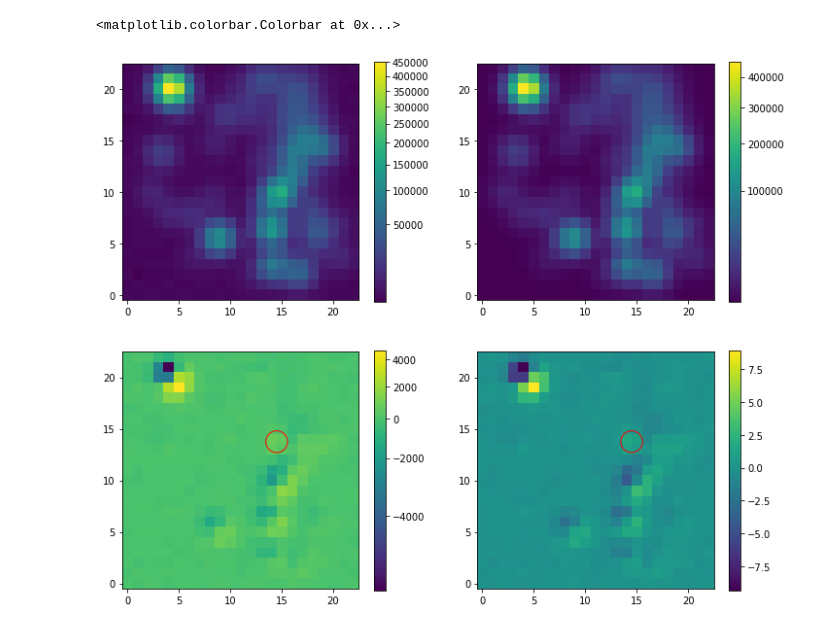
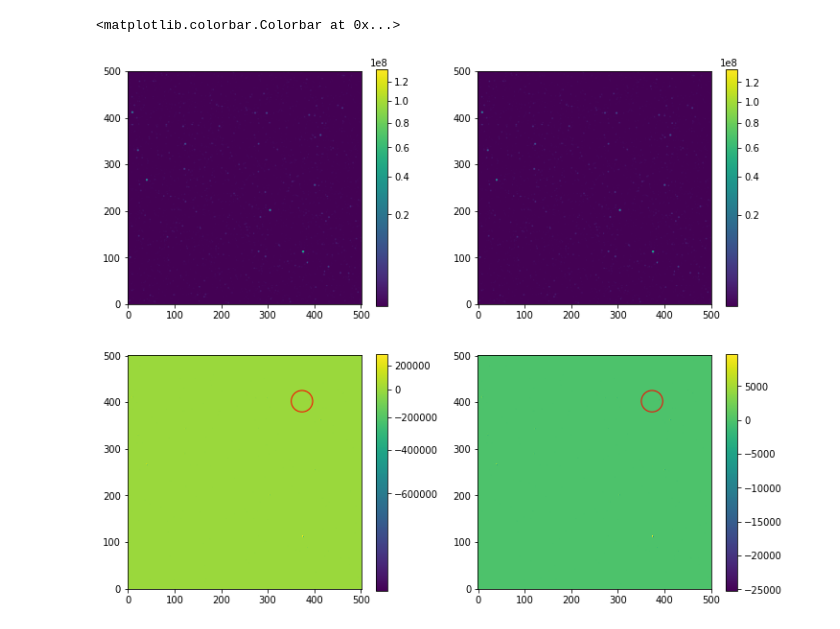
Before and after one commit to mrtommyb/imsim, a Jupyter notebook: notebooks/run_nimsuv.ipynb, the cells around one changed output. Drawn from its saved outputs; the diff is of its cells as text; code cells hidden in the pictures.

```diff
--- a/notebooks/run_nimsuv.ipynb
+++ b/notebooks/run_nimsuv.ipynb
@@ -16,7 +17,7 @@ dataset = Table.read(fn, )
 
 jitter_1sigma = 0.3
 psf_std = 7.86 / 2.355 #  fwhm to std
-image_shape = (23, 23)
+image_shape = (501, 501)
 throughput = 0.8
 QE = 0.5
 arcsec_per_pixel = 3.93
@@ -25,8 +26,8 @@ target_mag = 21.
 bg_star_magnitudes = dataset['phot_g_mean_mag']
 rstate = 8675309
 
-I = ImageSimulation(texp=60, lam=0.325, dlam=0.15, psf_oversample=10, image_shape=image_shape,
-                    ncoadds=10, jitter=jitter_1sigma, psf_shape=[psf_std, psf_std, 0],
+I = ImageSimulation(texp=2, lam=0.275, dlam=0.025, psf_oversample=30, image_shape=image_shape,
+                    ncoadds=300, jitter=jitter_1sigma, psf_shape=[psf_std, psf_std, 0],
                     throughput=throughput, bg_star_magnitudes=bg_star_magnitudes, rstate=rstate,
                     target_mag=target_mag, arcsec_per_pixel=arcsec_per_pixel, QE=QE,
                     black=0.1, zodi=4.e-7)
@@ -41,32 +47,32 @@ ref_img_conv = convolve_fft(ref_img, kernel, normalize_kernel=True)
 fig, axes = plt.subplots(nrows=2, ncols=2, figsize=[12,10])
 ax = axes.flatten()[0]
 # im = ax.imshow(bg_img, origin='lower', interpolation='nearest')
 im, norm = imshow_norm(science_img, ax, origin='lower',
                        interval=MinMaxInterval(), stretch=SqrtStretch())
 fig.colorbar(im, ax=ax)
 ####
 ax = axes.flatten()[1]
 # im = ax.imshow(bg_img_noiseless_conv, origin='lower', interpolation='nearest')
 im, norm = imshow_norm(ref_img, ax, origin='lower',
                        interval=MinMaxInterval(), stretch=SqrtStretch())
 fig.colorbar(im, ax=ax)
 ####
 ax = axes.flatten()[2]
 im, norm = imshow_norm(science_img - ref_img_conv, ax, origin='lower',
                        interval=MinMaxInterval(), stretch=SqrtStretch())
 ax.scatter(I.table_targets['y_mean'][0], I.table_targets['x_mean'][0],
             marker='o', color='None', edgecolors='r', s=500)
 fig.colorbar(im, ax=ax)
 ####
 ax = axes.flatten()[3]
-im, norm = imshow_norm((science_img - ref_img_conv) / np.std(science_img - ref_img_conv),
+im, norm = imshow_norm((science_img - ref_img_conv) / mad_std(science_img - ref_img_conv),
                        ax, origin='lower',
                        interval=MinMaxInterval())
 ax.scatter(I.table_targets['y_mean'][0], I.table_targets['x_mean'][0],
             marker='o', color='None', edgecolors='r', s=500)
 fig.colorbar(im, ax=ax)
 
 # fig.show(im)
 # %% [output]
 <matplotlib.colorbar.Colorbar at 0x...>
-[figure, old version]
+[figure, new version]
```
Also changed, not shown: parts of 22 cells of this notebook, 1 other file.
